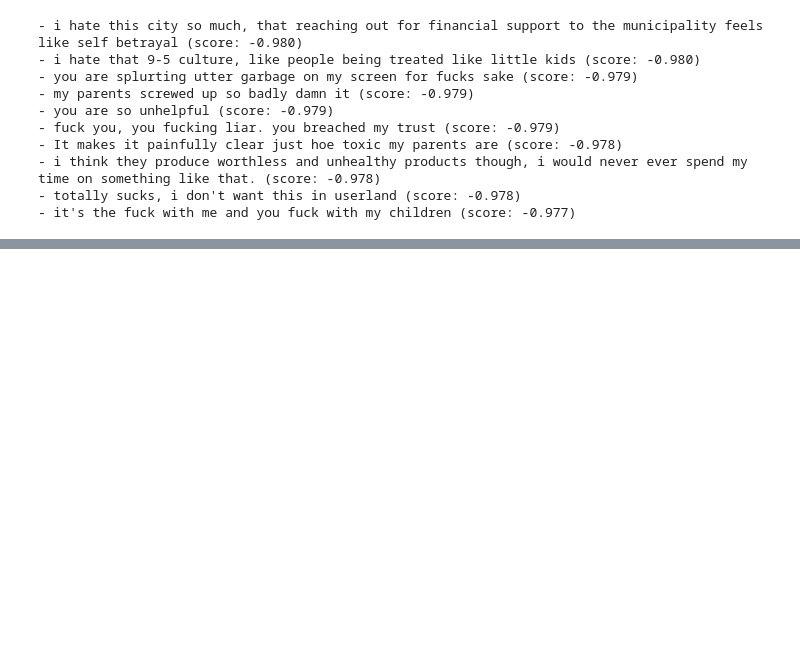
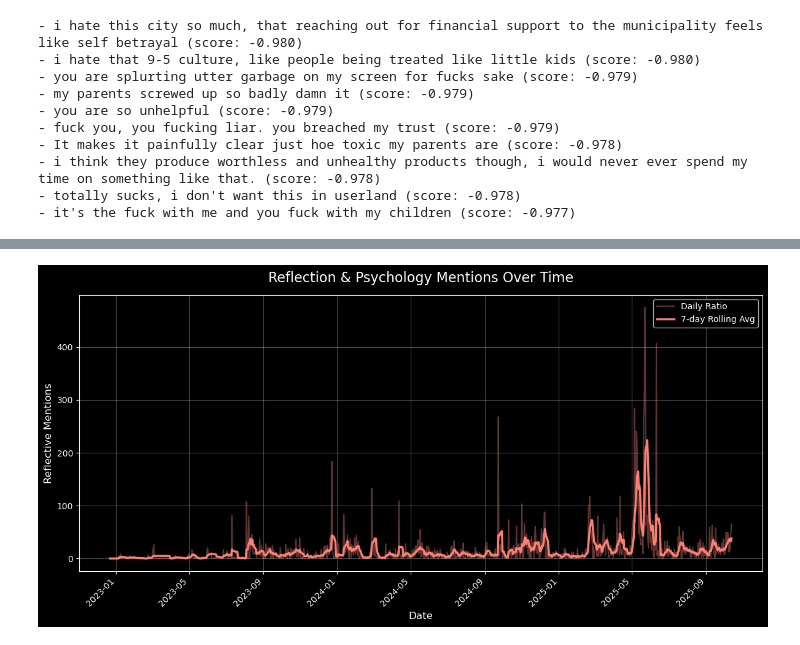
Before and after one commit to donverduyn/chatgpt-analysis, a Jupyter notebook: notebooks/categories.ipynb, the cells around one changed output, grey strips where cells are left out. Cells and saved outputs as stored; diff of their text form; code cells hidden in the pictures; blank space fills up the shorter version.

```diff
--- a/notebooks/categories.ipynb
+++ b/notebooks/categories.ipynb
@@ -767,0 +362,90 @@ for i, row in top10_negative.iterrows():
+# %%
+import pandas as pd
+import matplotlib.pyplot as plt
+import re
+import json
+
+# --- Load data ---
+api = ChatGPTConversation("./../assets/conversations.json")
+df = api.get_dataframe().copy()
+
+# Filter only user messages
+df = df[df["role"] == "user"]
+df = df[df["text"].notna()]
+
+# --- Reflection / Psychology vocabulary ---
+reflective_words = [
+    # 🧠 Core mental health
+    "anxiety","depression","stress","therapy","therapist","counseling","mental",
+    "health","trauma","healing","cope","coping","burnout","sad","lonely","fear",
+    "panic","overwhelmed","grief","regret","guilt","insecure","shame","tired",
+    "hopeless","meaning","suicide","anger","resentment",
+
+    # 💭 Reflection / introspection
+    "reflect","reflection","introspection","self","identity","ego","shadow",
+    "personality","motivation","purpose","values","belief","meaning","mind",
+    "consciousness","awareness","growth","change","transformation","habit",
+    "self-awareness","self-esteem","self-worth","acceptance","forgiveness",
+    "gratitude","presence","mindfulness","meditation","clarity","balance",
+
+    # 🧩 Psychology / philosophy concepts
+    "psychology","philosophy","cognition","emotion","behavior","pattern",
+    "attachment","narcissism","empathy","introvert","extrovert","personality",
+    "development","identity","suffering","existential","nihilism","stoicism",
+    "psychotherapy","psychoanalysis","jung","freud","maslow","carl rogers"
+]
+
+# Optional: Load custom reflective words
+try:
+    with open("./assets/reflection.json") as f:
+        reflective_words += json.load(f)
+except FileNotFoundError:
+    pass
+
+# --- Regex compile ---
+pattern = re.compile(r"\b(" + "|".join(map(re.escape, reflective_words)) + r")\b", re.IGNORECASE)
+
+# --- Convert timestamps ---
+df["date"] = pd.to_datetime(df["create_time"], unit="s", errors="coerce")
+df = df.dropna(subset=["date"])
+
+# --- Count reflective words per message ---
+df["reflect_count"] = df["text"].apply(lambda x: len(pattern.findall(x)))
+df["word_count"] = df["text"].apply(lambda x: len(re.findall(r"\w+", x)))
+
+# --- Aggregate per day ---
+daily = df.groupby(df["date"].dt.date).agg(
+    reflect_mentions=("reflect_count", "sum"),
+    total_words=("word_count", "sum")
+).reset_index()
+
+# --- Compute relative ratio ---
+daily["reflection_ratio"] = daily["reflect_mentions"]
+daily["reflection_ratio"] = daily["reflection_ratio"].fillna(0)
+
+# --- Smooth over 7 days ---
+daily["reflection_smooth"] = daily["reflection_ratio"].rolling(window=7, min_periods=1).mean()
+
+# --- Visualization ---
+plt.style.use("dark_background")
+fig, ax = plt.subplots(figsize=(12, 6))
+
+ax.plot(
+    daily["date"], daily["reflection_ratio"],
+    color="lightcoral", alpha=0.4, linewidth=1.5, label="Daily Ratio"
+)
+ax.plot(
+    daily["date"], daily["reflection_smooth"],
+    color="salmon", linewidth=2.5, label="7-day Rolling Avg"
+)
+
+ax.set_title("Reflection & Psychology Mentions Over Time", fontsize=16, pad=15)
+ax.set_xlabel("Date", fontsize=12)
+ax.set_ylabel("Reflective Mentions", fontsize=12)
+ax.legend()
+plt.xticks(rotation=45, ha="right")
+plt.grid(alpha=0.3)
+plt.tight_layout()
+plt.show()
+# %% [output]
+[figure, added]
```
Also changed, not shown: parts of 19 cells of this notebook, 5 other files.
